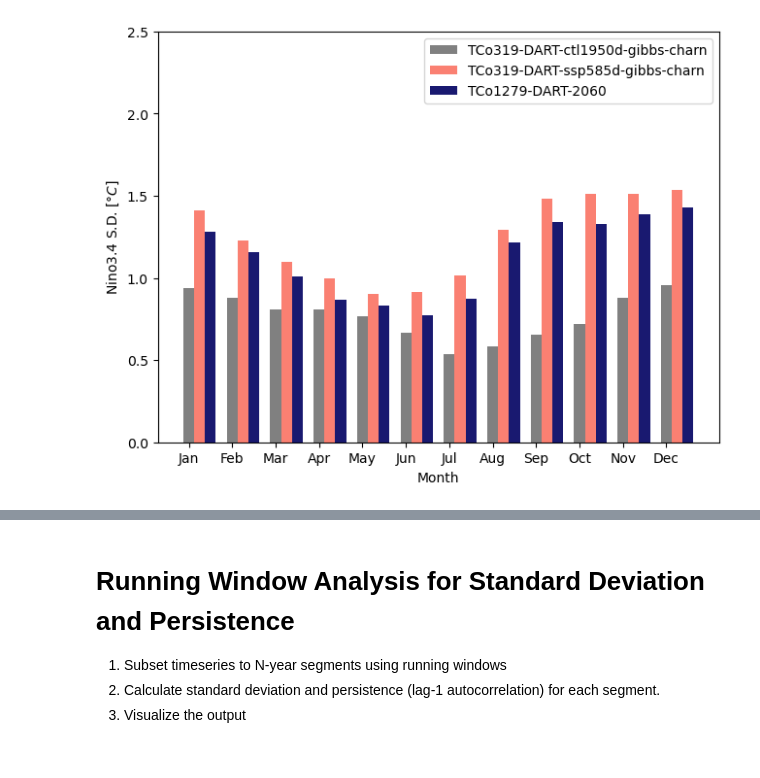
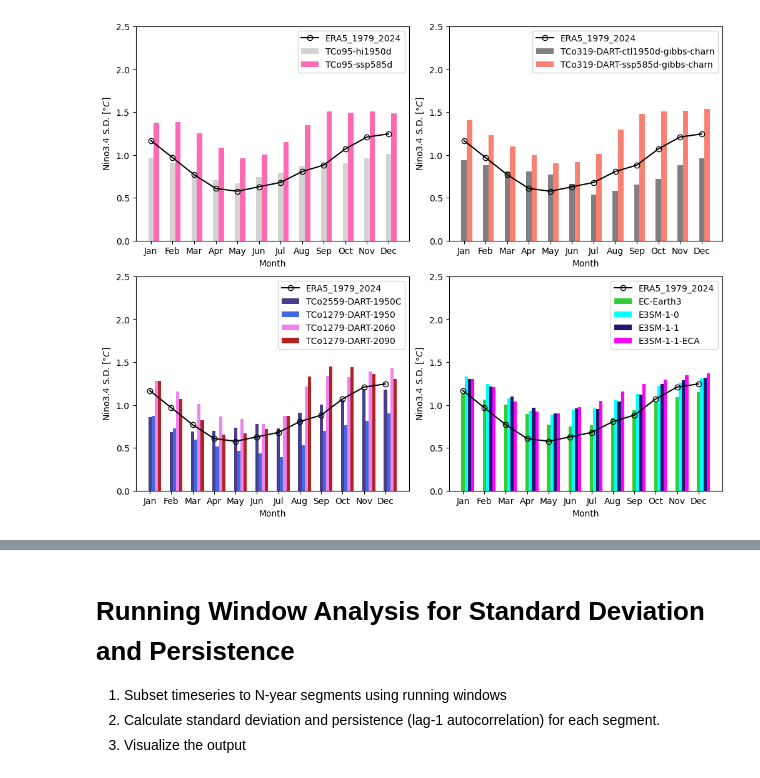
Before and after one commit to glennliu265/enso_nao_teleconnections, a Jupyter notebook: scripts/ENSO_NAO_figures_slidingwindow.ipynb, the cells around one changed output, grey strips where cells are left out. Drawn from its saved outputs; the diff is of its cells as text; code cells hidden in the pictures.

```diff
--- a/scripts/ENSO_NAO_figures_slidingwindow.ipynb
+++ b/scripts/ENSO_NAO_figures_slidingwindow.ipynb
@@ -129,43 +310,67 @@ Wall time: 22.6 ms
 # %%
 %%time
+# Monthly SD Plots in the style of Moon et al. 2025...
+
 # Plotting Options
-x            = np.arange(12)  # the label locations
-width        = 0.25           # the width of the bars
-plotex       = [0,1,2]        # Indices of Experiments to plot
+x            = np.arange(12)      # the label locations
+plotex       = [0,1,2,3,4]        # Indices of Experiments to plot
 mons3        = [cal.month_name[i][:3] for i in np.arange(1,13,1)] # Months for Labeling
 label_bars   = False
-# Other Edits
+refex        = expnames.index("ERA5_1979_2024") # Index of Observation/Reanalysis Reference, plotted on all subplots
 
-# Initialize Figure
-fig,ax     = plt.subplots(1,1,layout='constrained')
+# Initialize Figure (Modify [plotexs] to accomodate the number of sets and which experiments to compare)
+# Each set indicates which experiments on plotted on a given subplot
+plotexs     = [[0,1],[2,3],[7,4,5,6],[8,9,10,11]]
+nset        = len(plotexs)
+fig,axs     = plt.subplots(2,2,layout='constrained',figsize=(10,8))
 
 # Loop for each Month
-multiplier = 0
-for im in range(12):
-    offset = width * multiplier
+for iset in range(nset):
+    plotex = plotexs[iset]
+    ax = axs.flatten()[iset]
 
-    # Loop for each Experiment
-    for ii in range(len(plotex)):
+    # Adjust the Width of the bars based on number of experiments in each set.
+    # This is hard coded, but can modify this
+    number_to_plot = len(plotex)
+    if number_to_plot < 3:
+        width        = 0.25           # the width of the bars
+    else:
+        width        = 0.15
 
-        # Setup
-        offset      = width * ii
-        color_in    = expcolors[ii]
-        expid       = plotex[ii]
-        if im == 0: # Label onlyon first iteration
-            label=expnames[expid]
-        else:
-            label=""
+    multiplier = 0
+    for im in range(12):
+        offset = width * multiplier
 
-        # Get Data and PLot
-        measurement = monthly_stdev[expid].data
-        rects  = ax.bar(x + offset, measurement, width, label=label,
-                        color=color_in,linewidth=0.5)
+        # Loop for each Experiment
+        for ii in range(len(plotex)):
 
-        # Set Axis Ticks and option to label bars
-        ax.set_xticks(x,mons3)
-        if label_bars:
-            ax.bar_label(rects, padding=3,fmt="%.02f")
-        multiplier += 1
+            # Setup
+            ex          = plotex[ii]
+            offset      = width * ii
+            color_in    = expcolors[ex]
+            expid       = plotex[ii]
+            if im == 0: # Label onlyon first iteration
+                label=expnames[expid]
+            else:
+                label=""
+
+            # Get Data and PLot
+            measurement = monthly_stdev[expid].data
+            rects  = ax.bar(x + offset, measurement, width, label=label,
+                            color=color_in,linewidth=0.5)
+
+            # Set Axis Ticks and option to label bars
+            ax.set_xticks(x,mons3)
+            if label_bars:
+                ax.bar_label(rects, padding=3,fmt="%.02f")
+            multiplier += 1
+
+
+
+    # Also Plot Observations
+    plotvar = monthly_stdev[refex]
+    ax.plot(mons3,plotvar,c='k',marker="o",fillstyle='none',label=expnames[refex])
+
 
     # Axis Labeling and Legend
     ax.set_ylabel(r"Nino3.4 S.D. [$\degree C$]")
@@ -178 +383 @@ Wall time: 280 ms
-[figure, old version]
+[figure, new version]
```
Also changed, not shown: parts of 15 cells of this notebook.
